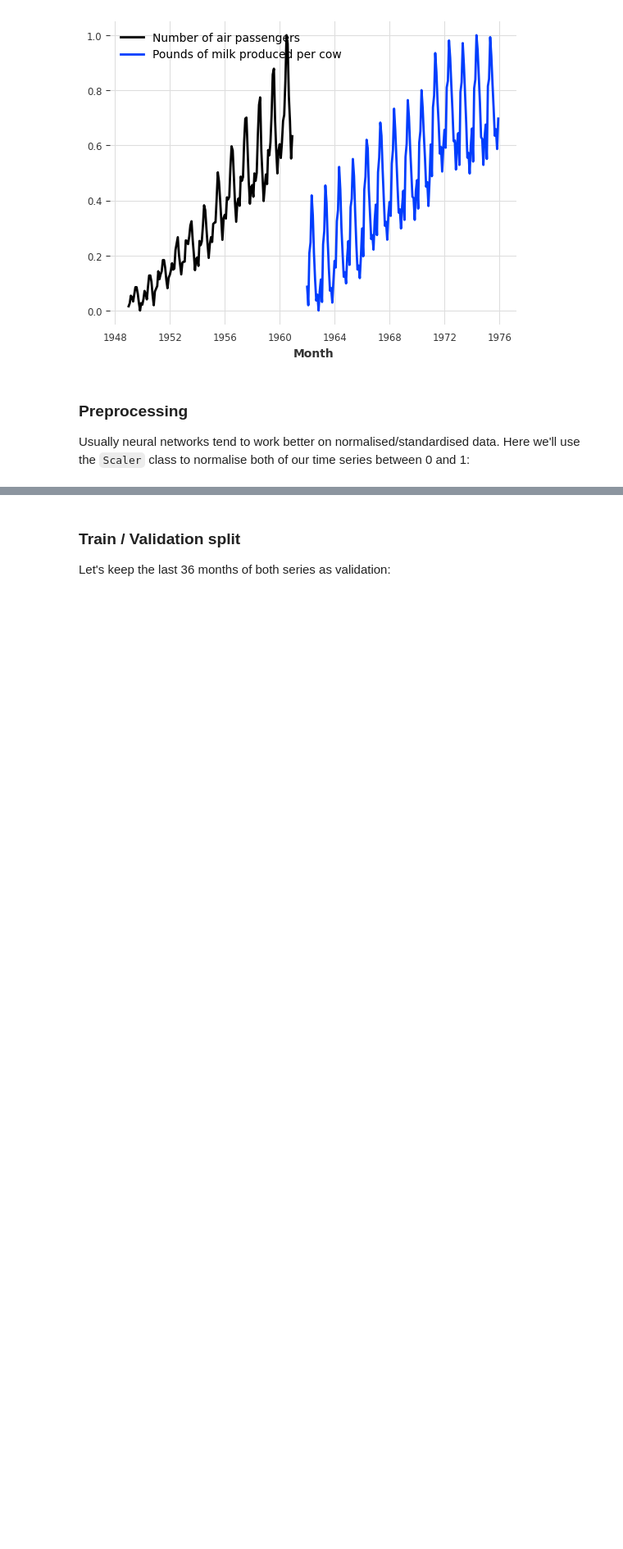
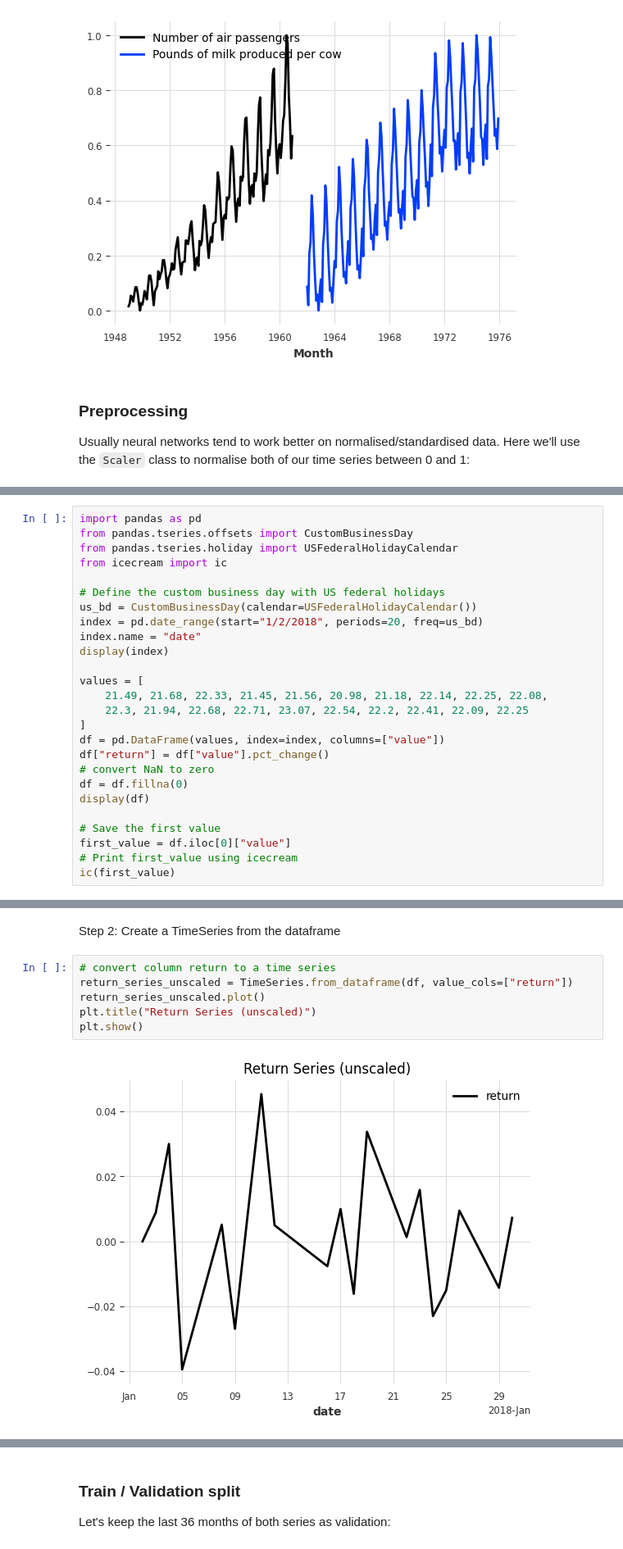
Before and after one commit to dshulman/darts, a Jupyter notebook: examples/99-Multi-time-series-from-file.ipynb, the cells around one changed output, grey strips where cells are left out. Shown at 82% size. Drawn from its saved outputs; the diff is of its cells as text; blank space fills up the shorter version.

Commit message:
Steps 1-4

```diff
--- a/examples/99-Multi-time-series-from-file.ipynb
+++ b/examples/99-Multi-time-series-from-file.ipynb
@@ -203,0 +217,26 @@ plt.legend();
+# %%
+import pandas as pd
+from pandas.tseries.offsets import CustomBusinessDay
+from pandas.tseries.holiday import USFederalHolidayCalendar
+from icecream import ic
+
+# Define the custom business day with US federal holidays
+us_bd = CustomBusinessDay(calendar=USFederalHolidayCalendar())
+index = pd.date_range(start="1/2/2018", periods=20, freq=us_bd)
+index.name = "date"
+display(index)
+
+values = [
+    21.49, 21.68, 22.33, 21.45, 21.56, 20.98, 21.18, 22.14, 22.25, 22.08,
+    22.3, 21.94, 22.68, 22.71, 23.07, 22.54, 22.2, 22.41, 22.09, 22.25
+]
+df = pd.DataFrame(values, index=index, columns=["value"])
+df["return"] = df["value"].pct_change()
+# convert NaN to zero
+df = df.fillna(0)
+display(df)
+
+# Save the first value
+first_value = df.iloc[0]["value"]
+# Print first_value using icecream
+ic(first_value)
@@ -203,0 +270,10 @@ plt.legend();
+# %% [markdown]
+Step 2: Create a TimeSeries from the dataframe
+# %%
+# convert column return to a time series
+return_series_unscaled = TimeSeries.from_dataframe(df, value_cols=["return"])
+return_series_unscaled.plot()
+plt.title("Return Series (unscaled)")
+plt.show()
+# %% [output]
+[figure, added]
```
Also changed, not shown: parts of 9 cells of this notebook.
